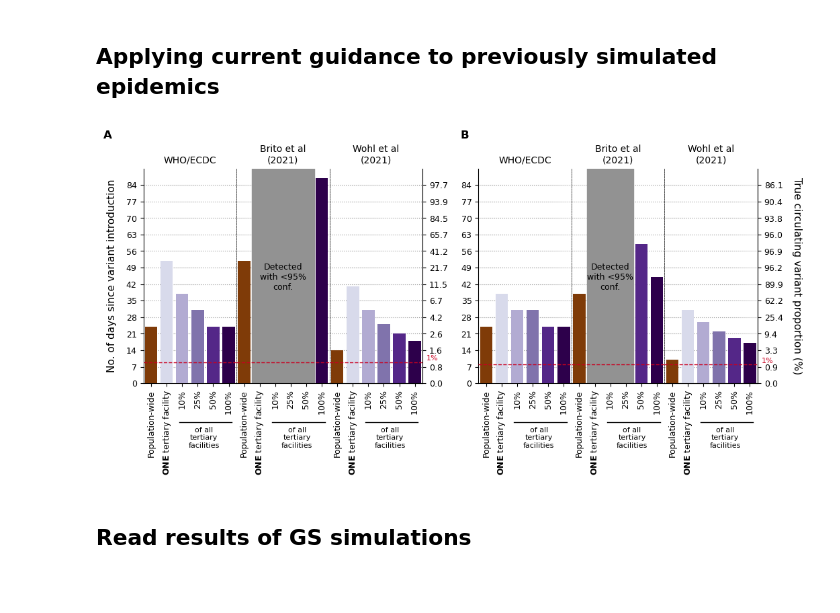
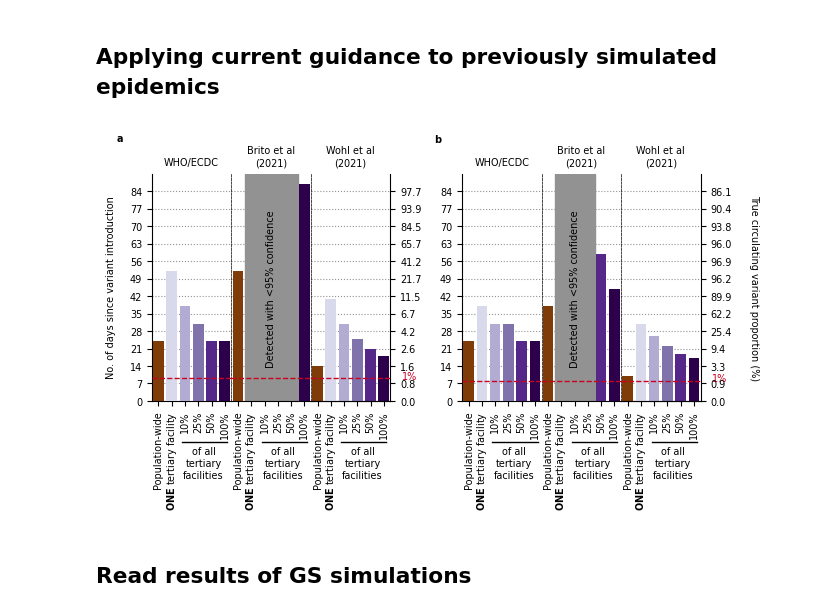
Before and after one commit to AMC-LAEB/PATAT-sim, a Jupyter notebook: projects/surveillance/han-et-al_genome_surveillance_lmics.ipynb, the cells around one changed output. Saved outputs shown, nothing was run; the diff lists cells and outputs as text; code cells hidden in the pictures; blank space fills up the shorter version.

```diff
--- a/projects/surveillance/han-et-al_genome_surveillance_lmics.ipynb
+++ b/projects/surveillance/han-et-al_genome_surveillance_lmics.ipynb
@@ -103,7 +103,7 @@ def generate_data(ax_i):
     return world, b_list
 
 with plt.style.context("default"):
-    fig = plt.figure(figsize=(8.3, 11.8 * 0.6))
+    fig = plt.figure(figsize=(7.08, 11.8 * 0.6))
     gs = GridSpec(nrows=2, ncols=1)
 
     ax = fig.add_subplot(gs[0])
@@ -115,7 +115,7 @@ with plt.style.context("default"):
                    classification_kwds=dict(bins=range(11)), legend=True,) #cax=cax)
     ax.get_legend().remove()
     ax.axis('off')
-    ax.set_title('1 Dec 2021 - 31 Mar 2022', fontsize=10)
+    ax.set_title('1 Dec 2021 - 31 Mar 2022', fontsize=7)
 
     ###
 
@@ -131,7 +131,7 @@ with plt.style.context("default"):
     for _ in ax.legend_.__dict__['legendHandles']:
         cmap.append (_.__dict__['_markerfacecolor'])
     ax.get_legend().remove()
-    ax.set_title('1 Apr 2022 - 6 May 2022', fontsize=10)
+    ax.set_title('1 Apr 2022 - 6 May 2022', fontsize=7)
 
     legend_elements = []
     for b, bins in enumerate(b_list[1:]):
@@ -145,13 +145,14 @@ with plt.style.context("default"):
     legend_elements.append(Line2D([0], [0], marker='o', color='w', label="No data",
                                       markerfacecolor="#cccccc", markersize=10),)
 
-    fig.legend(handles=legend_elements, loc='center left', bbox_to_anchor=(.9, 0.5), fontsize=9,
+    legend = fig.legend(handles=legend_elements, loc='center left', bbox_to_anchor=(.9, 0.5), fontsize=7,
               title='Testing rate (/100K/day)')
+    plt.setp(legend.get_title(),fontsize=7)
 
-    fig.text(s=r"$\bf{A}$", x=0.17, y=.9, fontsize=12, ha='center', va='center')
-    fig.text(s=r"$\bf{B}$", x=0.17, y=.45, fontsize=12, ha='center', va='center')
+    fig.text(s=r"$\bf{a}$", x=0.17, y=.9, fontsize=7, ha='center', va='center')
+    fig.text(s=r"$\bf{b}$", x=0.17, y=.47, fontsize=7, ha='center', va='center')
 
-    plt.savefig('./gs_manuscript/figure1.png', dpi=330, bbox_inches='tight')
-    #plt.savefig('./gs_manuscript/figure1.pdf', bbox_inches='tight')
+    #plt.savefig('./gs_manuscript/figure1.png', dpi=330, bbox_inches='tight')
+    plt.savefig('./gs_manuscript/figure1.pdf', bbox_inches='tight')
     plt.show()
 # %% [output]
@@ -496,8 +497,8 @@ recc_cols = ['#8dd3c7','#bebada','#fb8072']
 
 for j, n_test in enumerate(test_N_arr):
     with plt.style.context("default"):
-        fig = plt.figure(figsize=(11.8, 8.3 * 0.5))
-        gs = GridSpec(nrows=1, ncols=2, wspace=0.2)
+        fig = plt.figure(figsize=(7.08, 11.8 * 0.25))
+        gs = GridSpec(nrows=1, ncols=2, wspace=0.3)
 
         for v, virus in enumerate(var_type_arr):
             sub_gs = gs[v].subgridspec(nrows=1, ncols=len(prev_recc_arr), wspace=0.)
@@ -549,7 +550,7 @@ for j, n_test in enumerate(test_N_arr):
                 ax.set_yticks(np.arange(0, 91, 7))
                 ax.set_xlim(-0.5, 5.5)
                 ax.set_xticks(np.arange(6))
-                ax.tick_params(axis='both', labelsize=9)
+                ax.tick_params(axis='both', labelsize=7)
 
                 if recc == 0:
                     if v == 0:
@@ -558,8 +559,8 @@ for j, n_test in enumerate(test_N_arr):
                         x2 = 3.5
                     ax.fill_betweenx(y=[ax.get_ylim()[0], ax.get_ylim()[-1]],
                                      x1=0.5, x2=x2, color='#929292')
-                    ax.text(s='Detected\nwith <95%\nconf.', x=0.5 + (x2-0.5)/2, y=45,
-                            ha='center', va='center', fontsize=9)
+                    ax.text(s='Detected with <95% confidence', x=0.5 + (x2-0.5)/2, y=45,
+                            ha='center', va='center', rotation=90, fontsize=7)
 
                 if recc_idx > 0:
                     ax.set_yticklabels([])
@@ -568,51 +569,50 @@ for j, n_test in enumerate(test_N_arr):
                     ax.spines['left'].set_linestyle('--')
 
                 if v == 0 and recc_idx == 0:
-                    ax.set_ylabel('No. of days since variant introduction', fontsize=11, labelpad=10)
+                    ax.set_ylabel('No. of days since variant introduction', fontsize=7, labelpad=10)
 
                 ax.grid(axis='y', ls='dotted', lw=0.8, c='#929292', zorder=-100)
                 for axis in ['top', 'right']:
                     ax.spines[axis].set_visible(False)
 
                 if recc_idx == 2:
                     ax2 = ax.twinx()
                     ax.tick_params(axis='y', left=False)
                     for axis in ['top', 'left']:
                         ax2.spines[axis].set_visible(False)
                     ax2.set_ylim(ax.get_ylim()[0], ax.get_ylim()[-1])
                     ax2.set_yticks(ax.get_yticks())
-                    ax2.set_yticklabels(np.around(100 * mean_true_circ_mt_prop[ax.get_yticks()], 1), fontsize=9)
+                    ax2.set_yticklabels(np.around(100 * mean_true_circ_mt_prop[ax.get_yticks()], 1), fontsize=7)
 
                 if v == 1 and recc_idx == 2:
-                    ax2.set_ylabel('True circulating variant proportion (%)', fontsize=11, rotation=270, labelpad=20)
+                    ax2.set_ylabel('True circulating variant proportion (%)', fontsize=7, rotation=270, labelpad=20)
 
                 pc1_day = np.arange(91)[mean_true_circ_mt_prop>=0.01][0]
                 ax.axhline(pc1_day, lw=1., ls='--', color='#ca0020',zorder=101)
                 if recc_idx == 2:
-                    ax.text(s='1%', x=ax.get_xlim()[-1] + 1,
-                            y=pc1_day+3, fontsize=8, ha='right', va='top', color='#ca0020')
+                    ax.text(s='1%', x=ax.get_xlim()[-1] + 2,
+                            y=pc1_day+3, fontsize=7, ha='right', va='top', color='#ca0020')
 
                 ax.set_xticklabels(['Population-wide', r"$\bf{ONE}$" + " tertiary facility", "10%", "25%", "50%", "100%"],
                                    rotation=90, ha='center')
-                ax.tick_params(axis='both', labelsize=9)
-                ax.set_title(recc_label, fontsize=10)
+                ax.tick_params(axis='both', labelsize=7)
+                ax.set_title(recc_label, fontsize=7)
 
                 ax.plot([1.8,5.2],[-0.18,-0.18], lw=1., color="k", transform=ax.get_xaxis_transform(), clip_on=False)
-                ax.text(s='of all\ntertiary\nfacilities', x=2.4 + (2.4-0.4)/2, y = -23, ha='center', va='center', fontsize=8, )
+                ax.text(s='of all\ntertiary\nfacilities', x=2.4 + (2.4-0.4)/2, y = -25, ha='center', va='center', fontsize=7, )
 
-        #fig.text(s=r"$\bf{WT/Alpha}$", x=0.3, y=1.02, ha='center', va='center', fontsize=12)
-        #fig.text(s=r"$\bf{Delta/Omicron}$", x=0.71, y=1.02, ha='center', va='center', fontsize=12)
+        #fig.text(s=r"$\bf{WT/Alpha}$", x=0.3, y=1.02, ha='center', va='center', fontsize=7)
+        #fig.text(s=r"$\bf{Delta/Omicron}$", x=0.71, y=1.02, ha='center', va='center', fontsize=7)
 
-        fig.text(s=r"$\bf{A}$", x=0.08, y=1., fontsize=12, ha='center', va='center')
-        fig.text(s=r"$\bf{B}$", x=0.53, y=1., fontsize=12, ha='center', va='center')
+        fig.text(s=r"$\bf{a}$", x=0.08, y=1., fontsize=7, ha='center', va='center')
+        fig.text(s=r"$\bf{b}$", x=0.53, y=1., fontsize=7, ha='center', va='center')
 
-        plt.savefig('./gs_manuscript/figure2.png', dpi=330, bbox_inches='tight')
-        #plt.savefig('./gs_manuscript/figure2.pdf', bbox_inches='tight')
-
+        #plt.savefig('./gs_manuscript/figure2.png', dpi=330, bbox_inches='tight')
+        plt.savefig('./gs_manuscript/figure2.pdf', bbox_inches='tight')
         plt.show()
         break
 # %% [output]
-[figure, old version]
+[figure, new version]
 # %% [markdown]
 ## Read results of GS simulations
 # %%
```
Also changed, not shown: parts of 9 cells of this notebook, 52 other files.
